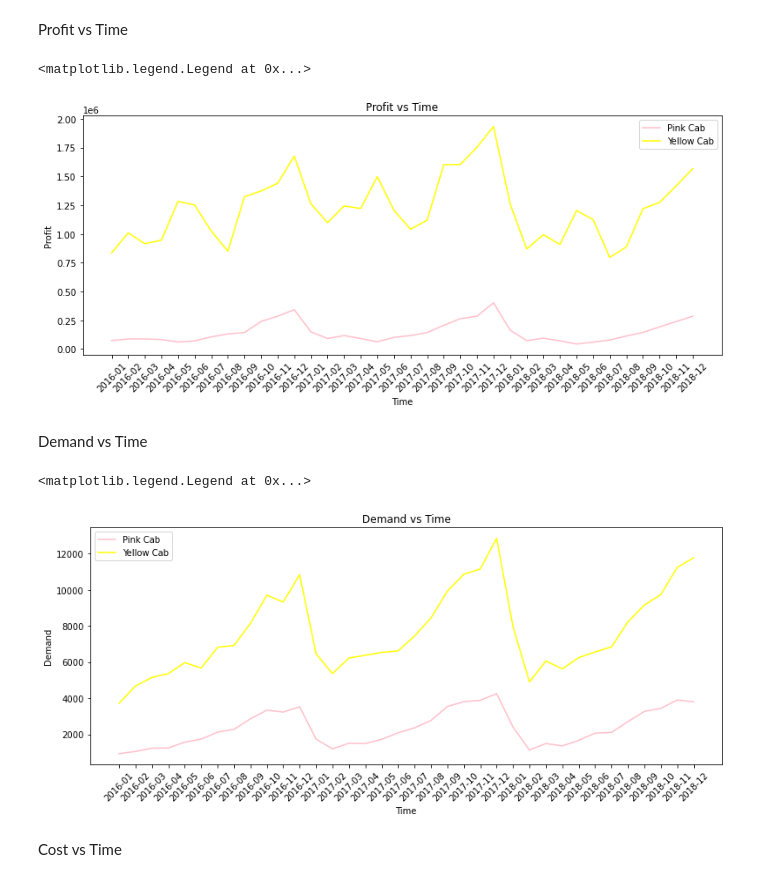
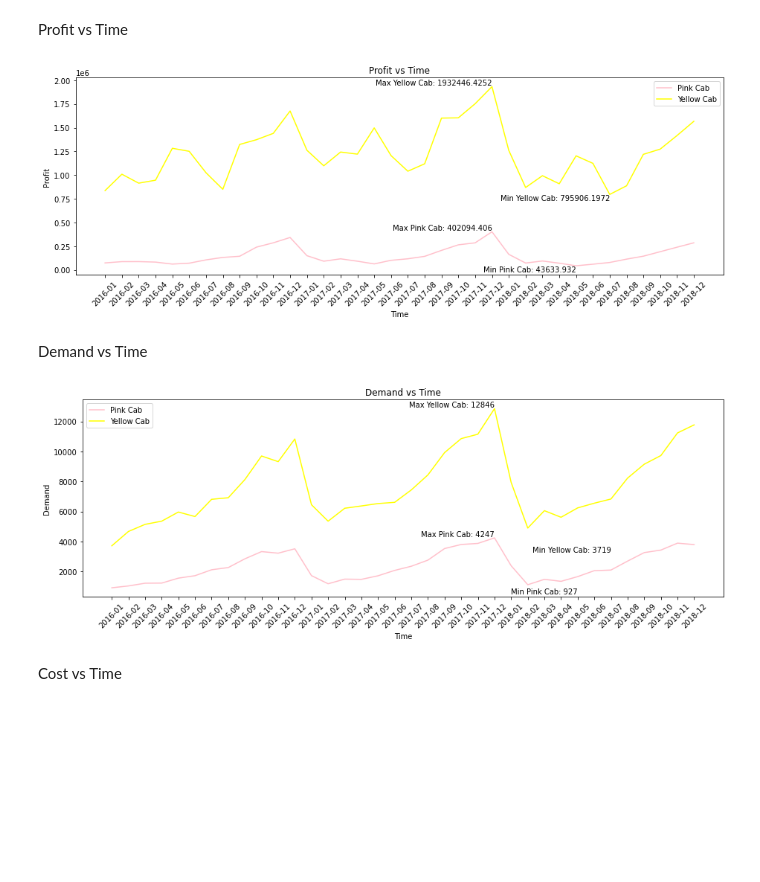
Before and after one commit to TaChChou/respository1, a Jupyter notebook: Week2/EDA_Cab.ipynb, the cells around one changed output. Saved outputs shown, nothing was run; the diff lists cells and outputs as text; code cells hidden in the pictures; blank space fills up the shorter version.

```diff
--- a/Week2/EDA_Cab.ipynb
+++ b/Week2/EDA_Cab.ipynb
@@ -381,22 +398,36 @@ yellow_ym = pd.DataFrame({'year_month': x2, 'profit': y2})
 # %%
 
 plt.figure(figsize=(13, 5))
 plt.plot(x1, y1, label='Pink Cab',color='pink')
 plt.plot(x2, y2, label='Yellow Cab',color='yellow')
 
 # Adding labels and title
 plt.xlabel('Time')
 plt.xticks(rotation=45)
 plt.ylabel('Profit')
 plt.title('Profit vs Time')
 
 
 
 # Adding a legend
 plt.legend()
+
+pink_max = max(y1)
+pink_min = min(y1)
+yellow_max = max(y2)
+yellow_min = min(y2)
+
+# Display max and min values as text annotations on the graph
+plt.text(x1[y1.argmax()], pink_max, f'Max Pink Cab: {pink_max}', ha='right', va='bottom')
+plt.text(x1[y1.argmin()], pink_min, f'Min Pink Cab: {pink_min}', ha='right', va='top')
+
+plt.text(x2[y2.argmax()], yellow_max, f'Max Yellow Cab: {yellow_max}', ha='right', va='bottom')
+plt.text(x2[y2.argmin()], yellow_min, f'Min Yellow Cab: {yellow_min}', ha='right', va='top')
+
+plt.tight_layout()  # Ensures that all annotations fit nicely within the plot area
+plt.show()
 # %% [output]
-<matplotlib.legend.Legend at 0x...>
-[figure, old version]
+[figure, new version]
 # %% [markdown]
 Demand vs Time
 # %%
@@ -427,9 +458,23 @@ plt.title('Demand vs Time')
 
 # Adding a legend
 plt.legend()
+
+pink_max = max(demand1)
+pink_min = min(demand1)
+yellow_max = max(demand2)
+yellow_min = min(demand2)
+
+# Display max and min values as text annotations on the graph
+plt.text(x1[y1.argmax()], pink_max, f'Max Pink Cab: {pink_max}', ha='right', va='bottom')
+plt.text(x1[y1.argmin()], pink_min, f'Min Pink Cab: {pink_min}', ha='right', va='top')
+
+plt.text(x2[y2.argmax()], yellow_max, f'Max Yellow Cab: {yellow_max}', ha='right', va='bottom')
+plt.text(x2[y2.argmin()], yellow_min, f'Min Yellow Cab: {yellow_min}', ha='right', va='top')
+
+plt.tight_layout()  # Ensures that all annotations fit nicely within the plot area
+plt.show()
 # %% [output]
-<matplotlib.legend.Legend at 0x...>
-[figure, old version]
+[figure, new version]
 # %% [markdown]
 Cost vs Time
 # %%
```
Also changed, not shown: parts of 30 cells of this notebook.
